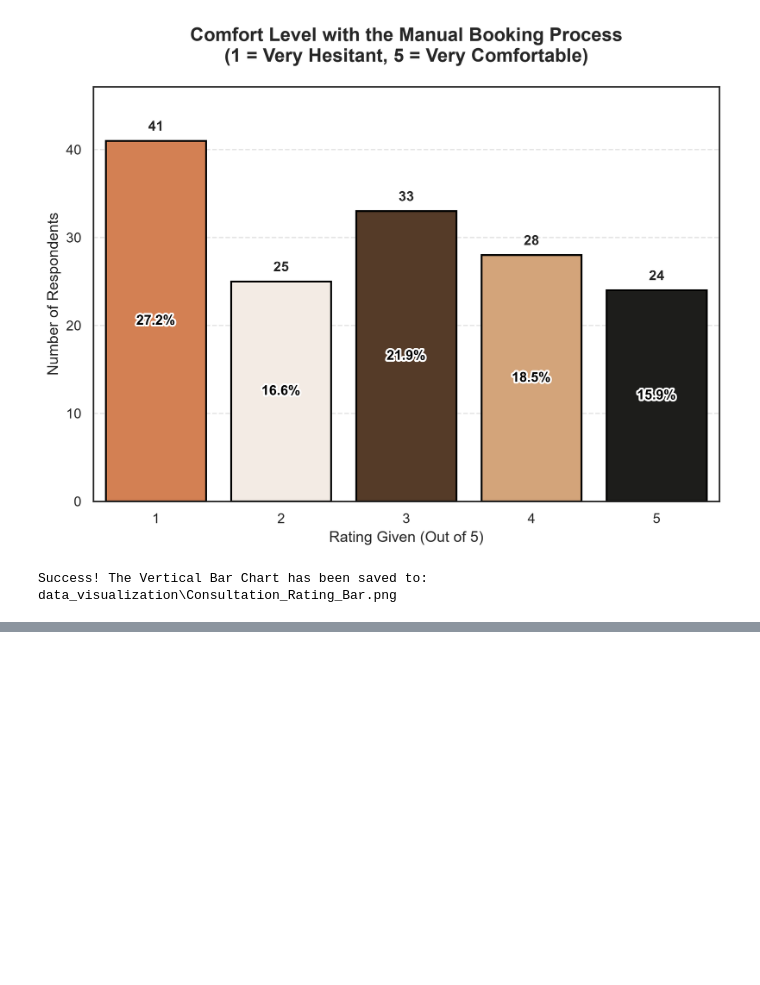
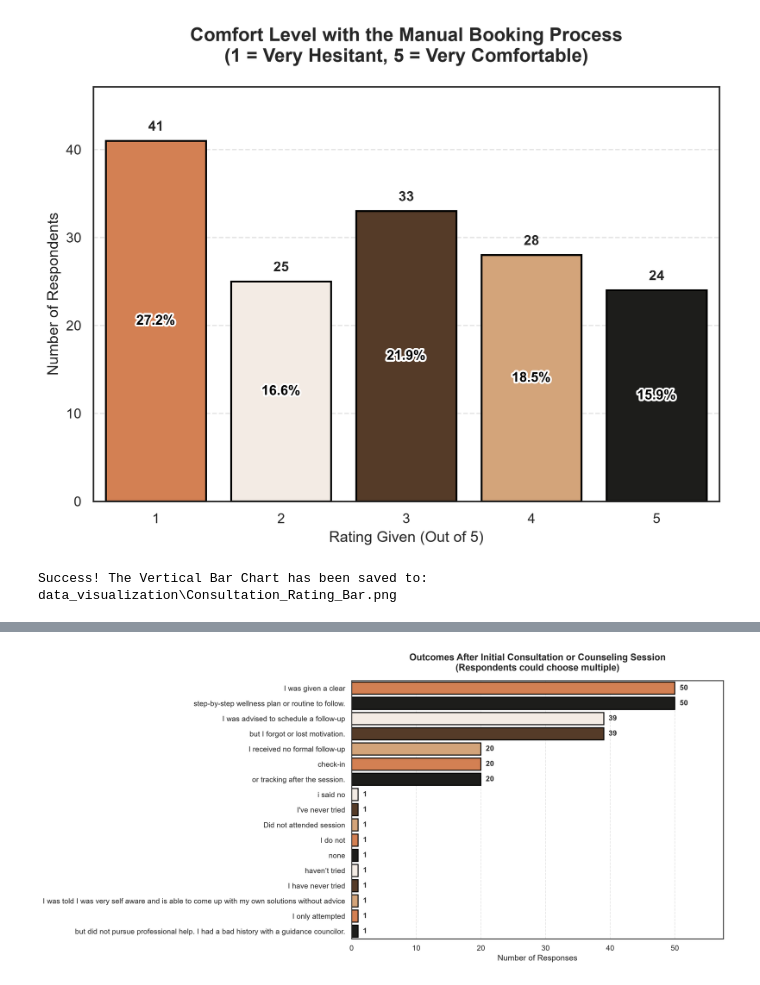
Before and after one commit to JohnLloydCanoy/amuma, a Jupyter notebook: interpretation/data_visualization.ipynb, the cells around one changed output, grey strips where cells are left out. Drawn from its saved outputs; the diff is of its cells as text; code cells hidden in the pictures; blank space fills up the shorter version.

```diff
--- a/interpretation/data_visualization.ipynb
+++ b/interpretation/data_visualization.ipynb
@@ -710,3 +710,94 @@ Passing `palette` without assigning `hue` is deprecated and will be removed in v
   ax = sns.barplot(
 [figure]
 Success! The Vertical Bar Chart has been saved to: data_visualization\Consultation_Rating_Bar.png
+# %%
+import os
+import matplotlib.pyplot as plt
+import pandas as pd
+import seaborn as sns
+
+# 1. Turn on Seaborn styling
+sns.set_theme(style="white")
+
+# 2. Load the dataset
+cleaned_df = pd.read_csv("rawdata/Cleaned_Data.csv")
+
+# 3. Grab Column 16 (Index 15)
+outcome_col = cleaned_df.columns[15]
+
+# 4. SPLIT MULTIPLE ANSWERS
+# We drop the blanks (people who said NO), split at commas, and separate them
+separated_outcomes = (
+    cleaned_df[outcome_col]
+    .dropna()
+    .astype(str)
+    .str.split(",")
+    .explode()
+)
+
+# Clean up accidental spaces and remove any completely empty strings
+separated_outcomes = separated_outcomes.str.strip()
+separated_outcomes = separated_outcomes[separated_outcomes != ""]
+
+# 5. Count the answers
+outcome_counts = separated_outcomes.value_counts().reset_index()
+outcome_counts.columns = ["Outcome", "Count"]
+
+# 6. Set up the figure
+plt.figure(figsize=(10, 7), dpi=300)
+
+# The Calico Theme Palette
+calico_colors = ["#E87A3E", "#1D1D1B", "#F5EBE1", "#5C3A21", "#E2A36B"]
+colors = [calico_colors[i % len(calico_colors)] for i in range(len(outcome_counts))]
+
+# 7. Create the Horizontal Bar Chart
+ax = sns.barplot(
+    data=outcome_counts,
+    x="Count",
+    y="Outcome",
+    palette=colors,
+    edgecolor="black",
+    linewidth=1.5,
+)
+
+# Give 15% breathing room on the right for the numbers
+max_count = outcome_counts["Count"].max()
+plt.xlim(0, max_count * 1.15)
+
+# 8. Add the exact numbers to the right of the bars
+for patch in ax.patches:
+    width = patch.get_width()
+    if width > 0:
+        plt.text(
+            width + (max_count * 0.015),
+            patch.get_y() + patch.get_height() / 2,
+            str(int(width)),
+            ha="left",
+            va="center",
+            fontsize=11,
+            fontweight="bold",
+        )
+
+# 9. Add title and styling
+plt.title(
+    "Outcomes After Initial Consultation or Counseling Session\n(Respondents could choose multiple)",
+    fontsize=14,
+    fontweight="bold",
+    pad=15,
+)
+plt.xlabel("Number of Responses", fontsize=12)
+plt.ylabel("", fontsize=12)  # Hidden because the answers themselves are obvious
+
+plt.yticks(fontsize=11)
+plt.grid(axis="x", linestyle="--", alpha=0.5)
+
+# 10. Save to the specific folder
+save_folder = "data_visualization"
+os.makedirs(save_folder, exist_ok=True)
+
+file_path = os.path.join(save_folder, "Post_Consultation_Outcomes.png")
+plt.savefig(file_path, dpi=300, bbox_inches="tight")
+plt.show()
+
+print(f"Success! The Outcomes chart has been saved to: {file_path}")
+# %% [output]
@@ -712,0 +807 @@ Success! The Vertical Bar Chart has been saved to: data_visualization\Consultati
+[figure, added]
```
Also changed, not shown: parts of 2 cells of this notebook.
